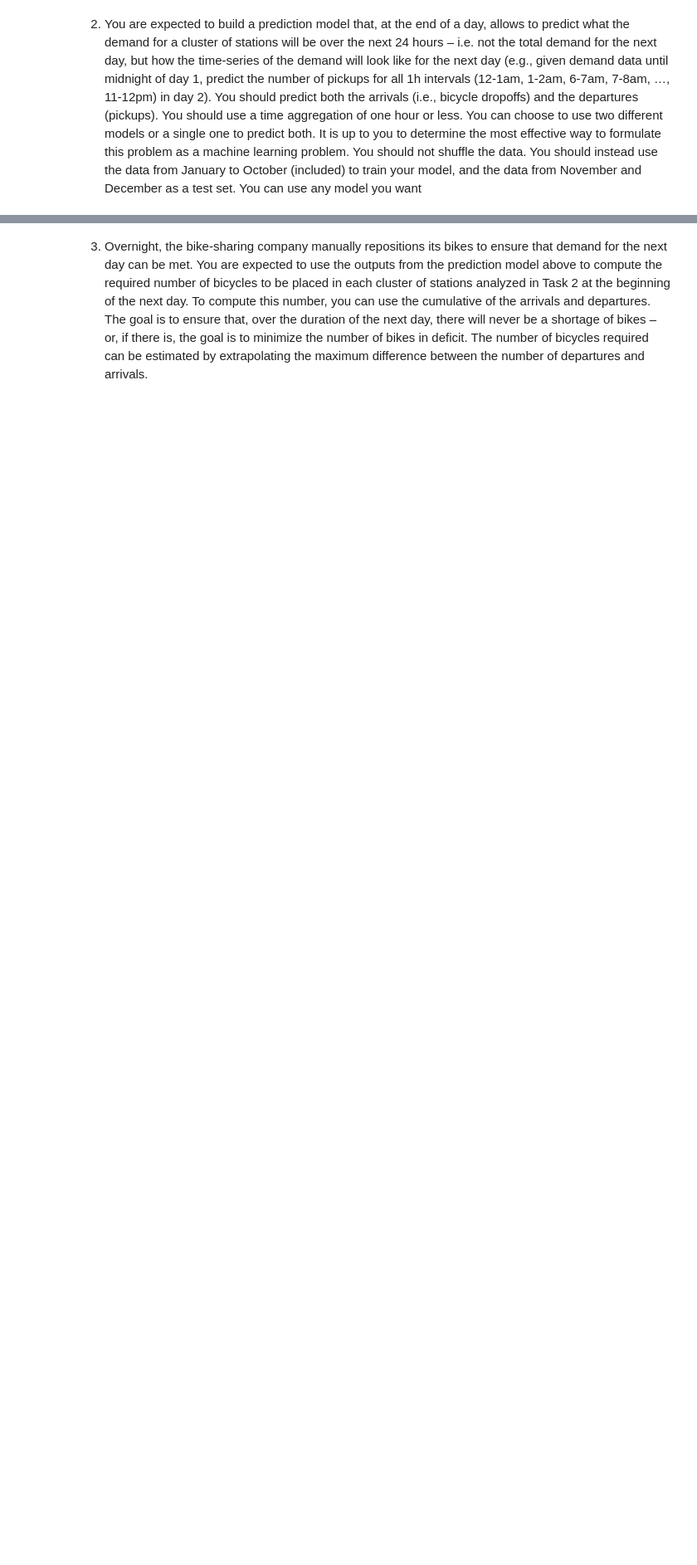
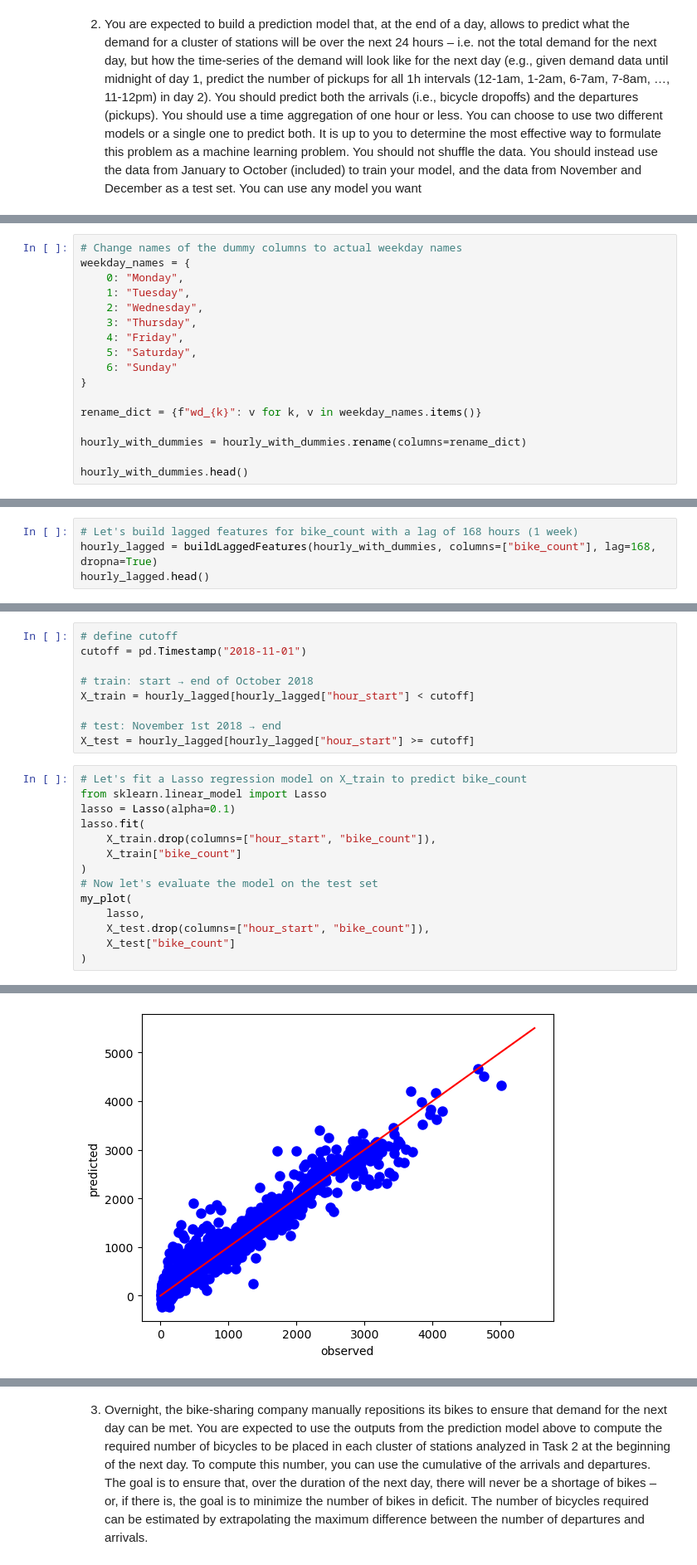
Before and after one commit to bodvarsdottirkristin/ba-group-37, a Jupyter notebook: notebooks/prediction_challenge.ipynb, the cells around one changed output, grey strips where cells are left out. Shown at 83% size. Cells and saved outputs as stored; diff of their text form; blank space fills up the shorter version.

Commit message:
Lasso

```diff
--- a/notebooks/prediction_challenge.ipynb
+++ b/notebooks/prediction_challenge.ipynb
@@ -320,0 +360,17 @@ TypeError: float() argument must be a string or a real number, not 'Timestamp'
+# %%
+# Change names of the dummy columns to actual weekday names
+weekday_names = {
+    0: "Monday",
+    1: "Tuesday",
+    2: "Wednesday",
+    3: "Thursday",
+    4: "Friday",
+    5: "Saturday",
+    6: "Sunday"
+}
+
+rename_dict = {f"wd_{k}": v for k, v in weekday_names.items()}
+
+hourly_with_dummies = hourly_with_dummies.rename(columns=rename_dict)
+
+hourly_with_dummies.head()
@@ -320,0 +443,4 @@ TypeError: float() argument must be a string or a real number, not 'Timestamp'
+# %%
+# Let's build lagged features for bike_count with a lag of 168 hours (1 week)
+hourly_lagged = buildLaggedFeatures(hourly_with_dummies, columns=["bike_count"], lag=168, dropna=True)
+hourly_lagged.head()
@@ -320,0 +465,24 @@ TypeError: float() argument must be a string or a real number, not 'Timestamp'
+# %%
+# define cutoff
+cutoff = pd.Timestamp("2018-11-01")
+
+# train: start → end of October 2018
+X_train = hourly_lagged[hourly_lagged["hour_start"] < cutoff]
+
+# test: November 1st 2018 → end
+X_test = hourly_lagged[hourly_lagged["hour_start"] >= cutoff]
+# %%
+# Let's fit a Lasso regression model on X_train to predict bike_count
+from sklearn.linear_model import Lasso
+lasso = Lasso(alpha=0.1)
+lasso.fit(
+    X_train.drop(columns=["hour_start", "bike_count"]),
+    X_train["bike_count"]
+)
+# Now let's evaluate the model on the test set
+my_plot(
+    lasso,
+    X_test.drop(columns=["hour_start", "bike_count"]),
+    X_test["bike_count"]
+)
+# %% [output]
@@ -320,0 +506 @@ TypeError: float() argument must be a string or a real number, not 'Timestamp'
+[figure, added]
```
Also changed, not shown: parts of 20 cells of this notebook, 1 other file.
